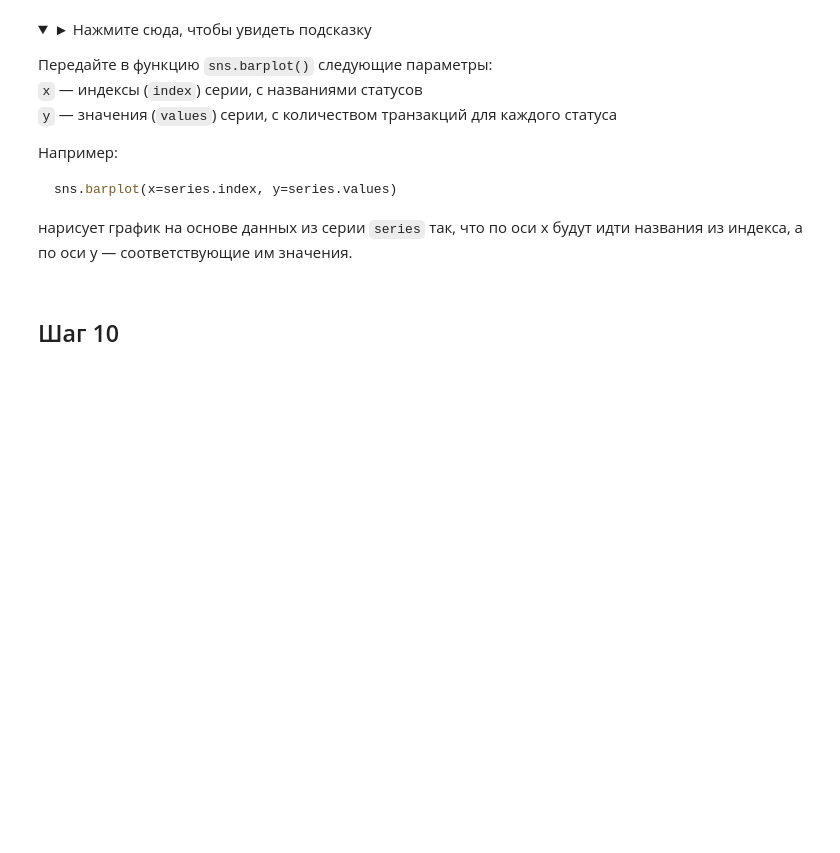
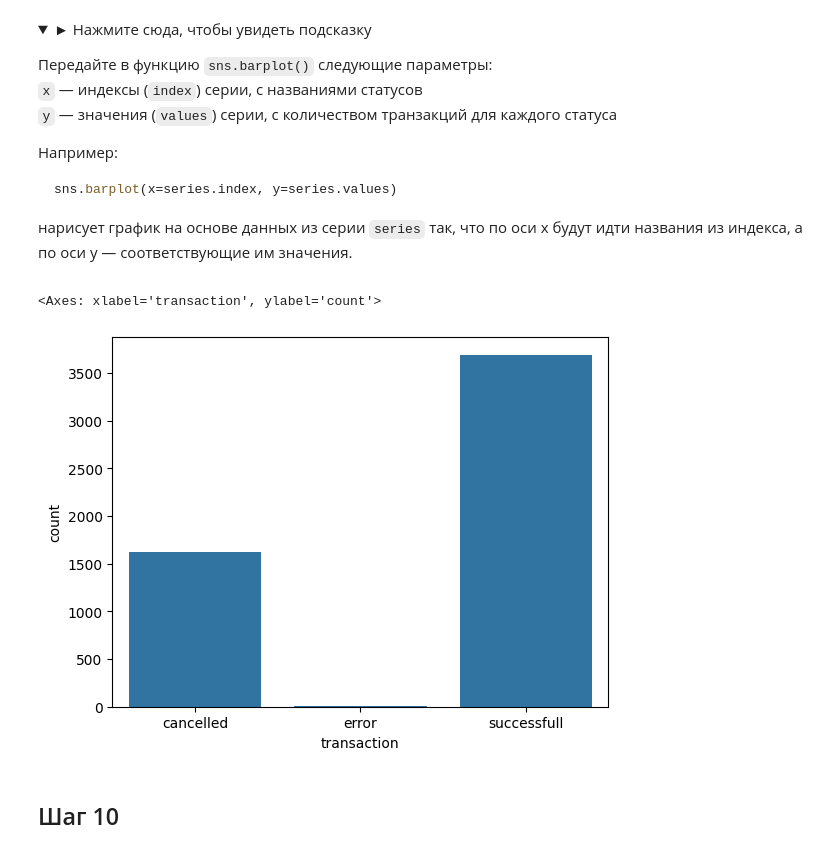
Before and after one commit to m-amirov/karpov.courses, a Jupyter notebook: notebooks/6_solving_product_problems_Homework.ipynb, the cells around one changed output. Cells and saved outputs as stored; diff of their text form; code cells hidden in the pictures; folded sections open; blank space fills up the shorter version.

```diff
--- a/notebooks/6_solving_product_problems_Homework.ipynb
+++ b/notebooks/6_solving_product_problems_Homework.ipynb
@@ -610,3 +836,5 @@ df = pd.read_csv('data.csv')
+# %%
+data = pd.read_csv('../data/transaction_data.csv')
 # %% [markdown]
 3. Посмотрите на содержимое датафрейма, проверьте его размер
 # %% [markdown]
@@ -732,3 +985,5 @@ df.column_name.some_method()
+# %%
+transaction_count = data.groupby('transaction', as_index=False).transaction.value_counts()
 # %% [markdown]
 2. Импортируйте библиотеку `seaborn`
 # %% [markdown]
@@ -768,3 +1021,8 @@ sns.barplot(x=series.index, y=series.values)
+# %%
+sns.barplot(data=transaction_count, x='transaction', y ='count')
+# %% [output]
+<Axes: xlabel='transaction', ylabel='count'>
+[figure, added]
 # %% [markdown]
 ## Шаг 10
 # %% [markdown]
```
Also changed, not shown: parts of 89 cells of this notebook.
